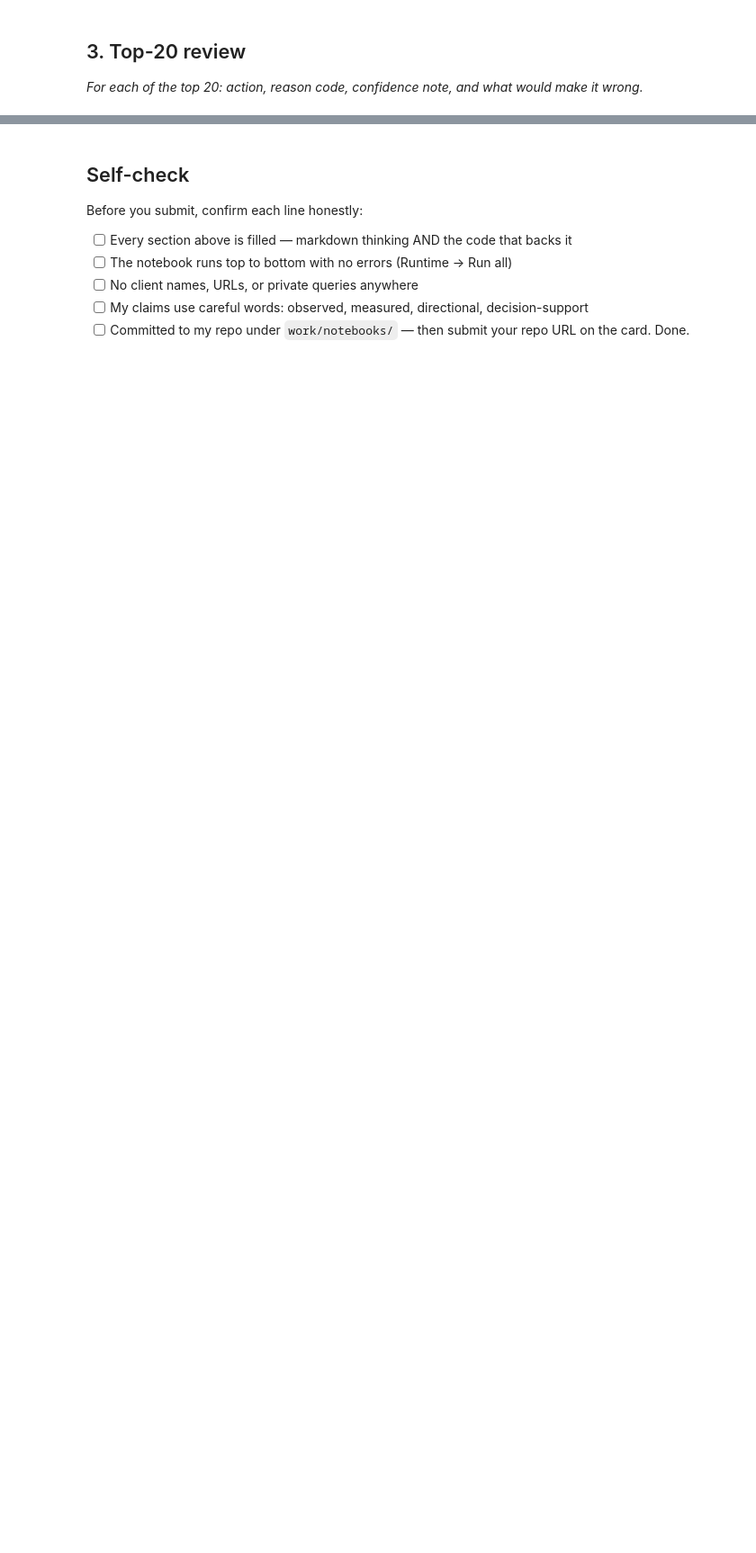
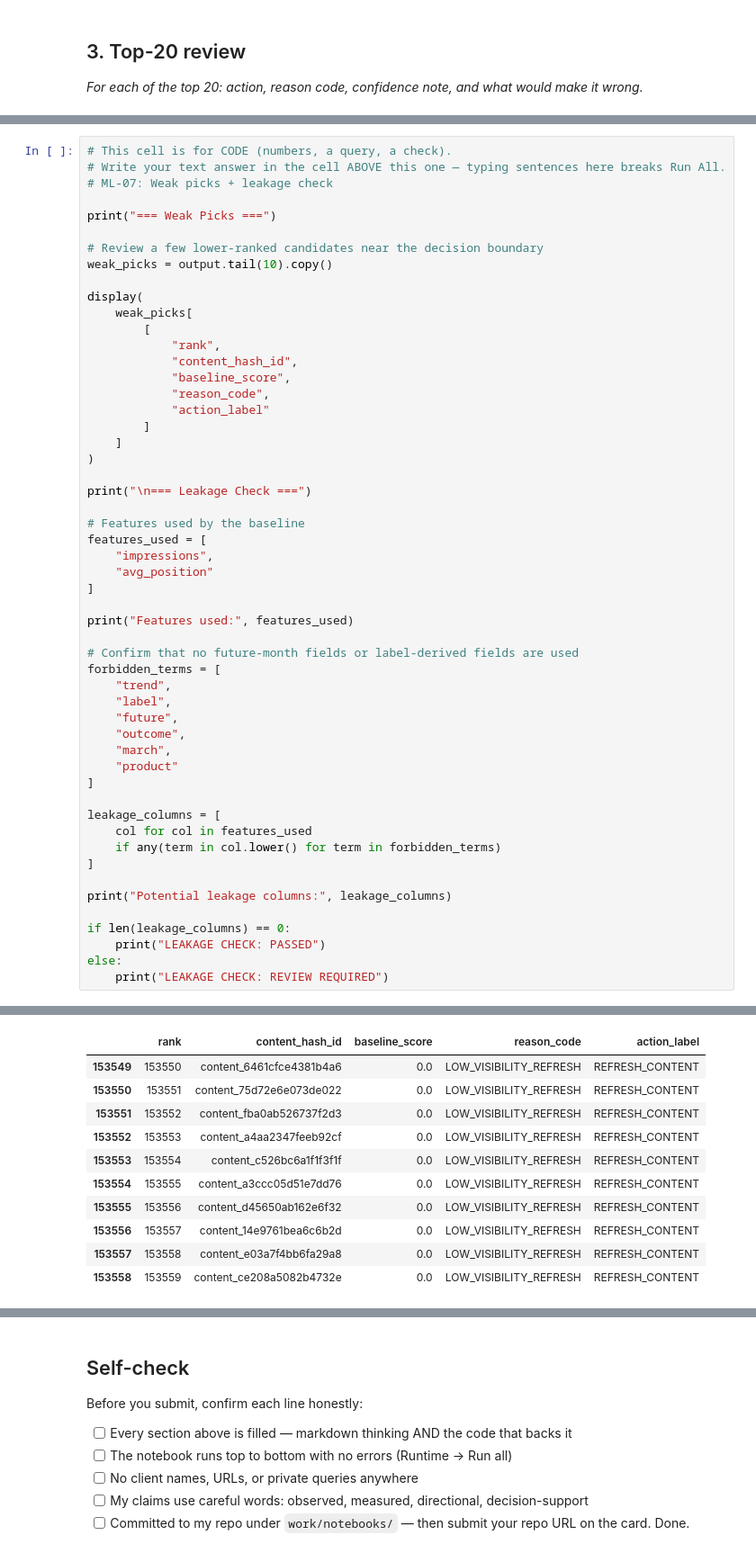
Before and after one commit to CipherSunaina02/Flyrank-ml-internship, a Jupyter notebook: work/notebooks/w04_baseline_score.ipynb, the cells around one changed output, grey strips where cells are left out. Shown at 90% size. Cells and saved outputs as stored; diff of their text form; blank space fills up the shorter version.

```diff
--- a/work/notebooks/w04_baseline_score.ipynb
+++ b/work/notebooks/w04_baseline_score.ipynb
@@ -36,0 +377,54 @@ This skeleton is yours to fill. Work the sections **in order** — each one has
+# %%
+# This cell is for CODE (numbers, a query, a check).
+# Write your text answer in the cell ABOVE this one — typing sentences here breaks Run All.
+# ML-07: Weak picks + leakage check
+
+print("=== Weak Picks ===")
+
+# Review a few lower-ranked candidates near the decision boundary
+weak_picks = output.tail(10).copy()
+
+display(
+    weak_picks[
+        [
+            "rank",
+            "content_hash_id",
+            "baseline_score",
+            "reason_code",
+            "action_label"
+        ]
+    ]
+)
+
+print("\n=== Leakage Check ===")
+
+# Features used by the baseline
+features_used = [
+    "impressions",
+    "avg_position"
+]
+
+print("Features used:", features_used)
+
+# Confirm that no future-month fields or label-derived fields are used
+forbidden_terms = [
+    "trend",
+    "label",
+    "future",
+    "outcome",
+    "march",
+    "product"
+]
+
+leakage_columns = [
+    col for col in features_used
+    if any(term in col.lower() for term in forbidden_terms)
+]
+
+print("Potential leakage columns:", leakage_columns)
+
+if len(leakage_columns) == 0:
+    print("LEAKAGE CHECK: PASSED")
+else:
+    print("LEAKAGE CHECK: REVIEW REQUIRED")
+# %% [output]
@@ -36,0 +432,11 @@ This skeleton is yours to fill. Work the sections **in order** — each one has
+|  | rank | content_hash_id | baseline_score | reason_code | action_label |
+| 153549 | 153550 | content_6461cfce4381b4a6 | 0.0 | LOW_VISIBILITY_REFRESH | REFRESH_CONTENT |
+| 153550 | 153551 | content_75d72e6e073de022 | 0.0 | LOW_VISIBILITY_REFRESH | REFRESH_CONTENT |
+| 153551 | 153552 | content_fba0ab526737f2d3 | 0.0 | LOW_VISIBILITY_REFRESH | REFRESH_CONTENT |
+| 153552 | 153553 | content_a4aa2347feeb92cf | 0.0 | LOW_VISIBILITY_REFRESH | REFRESH_CONTENT |
+| 153553 | 153554 | content_c526bc6a1f1f3f1f | 0.0 | LOW_VISIBILITY_REFRESH | REFRESH_CONTENT |
+| 153554 | 153555 | content_a3ccc05d51e7dd76 | 0.0 | LOW_VISIBILITY_REFRESH | REFRESH_CONTENT |
+| 153555 | 153556 | content_d45650ab162e6f32 | 0.0 | LOW_VISIBILITY_REFRESH | REFRESH_CONTENT |
+| 153556 | 153557 | content_14e9761bea6c6b2d | 0.0 | LOW_VISIBILITY_REFRESH | REFRESH_CONTENT |
+| 153557 | 153558 | content_e03a7f4bb6fa29a8 | 0.0 | LOW_VISIBILITY_REFRESH | REFRESH_CONTENT |
+| 153558 | 153559 | content_ce208a5082b4732e | 0.0 | LOW_VISIBILITY_REFRESH | REFRESH_CONTENT |
```
Also changed, not shown: parts of 16 cells of this notebook.
